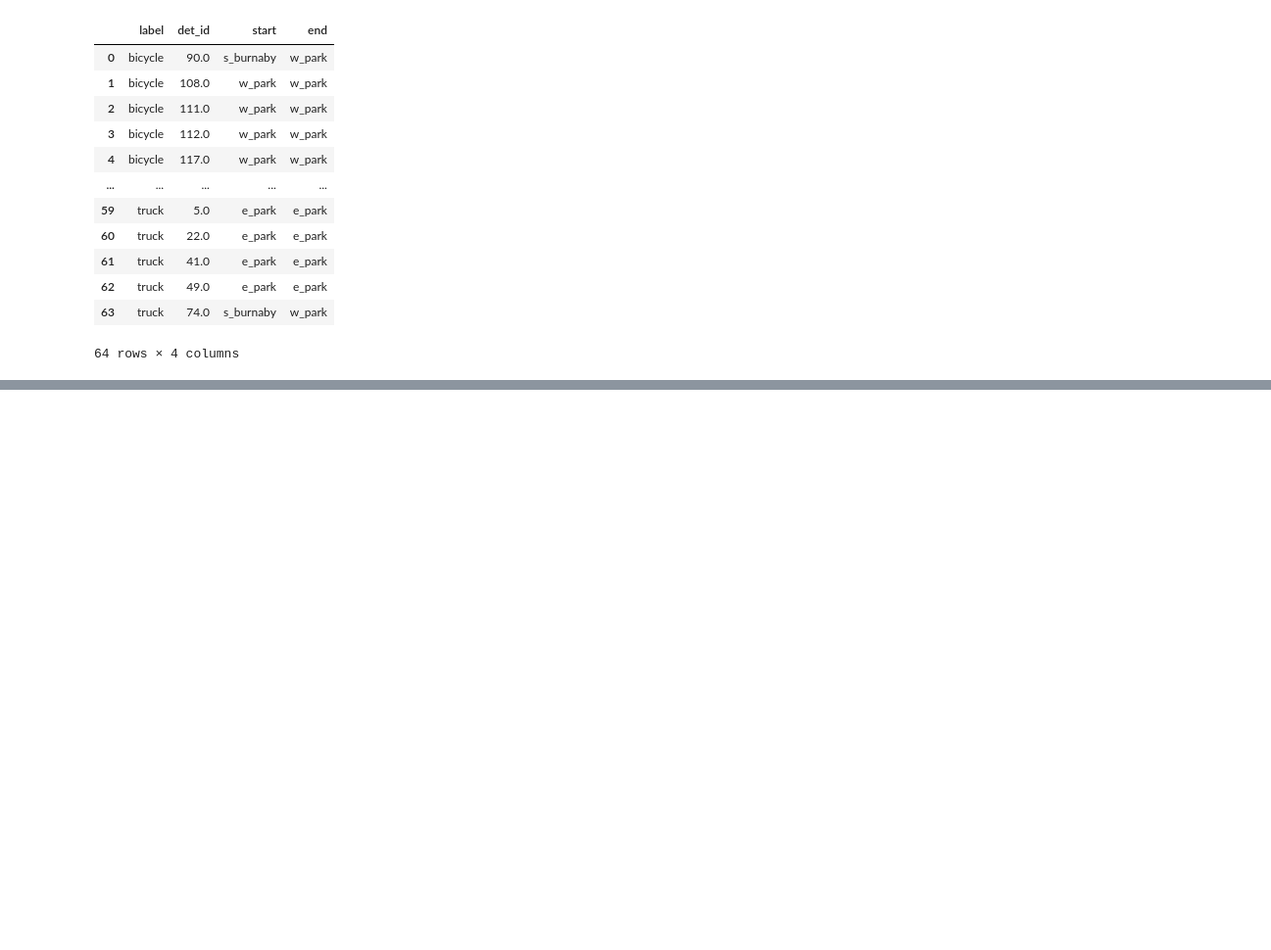
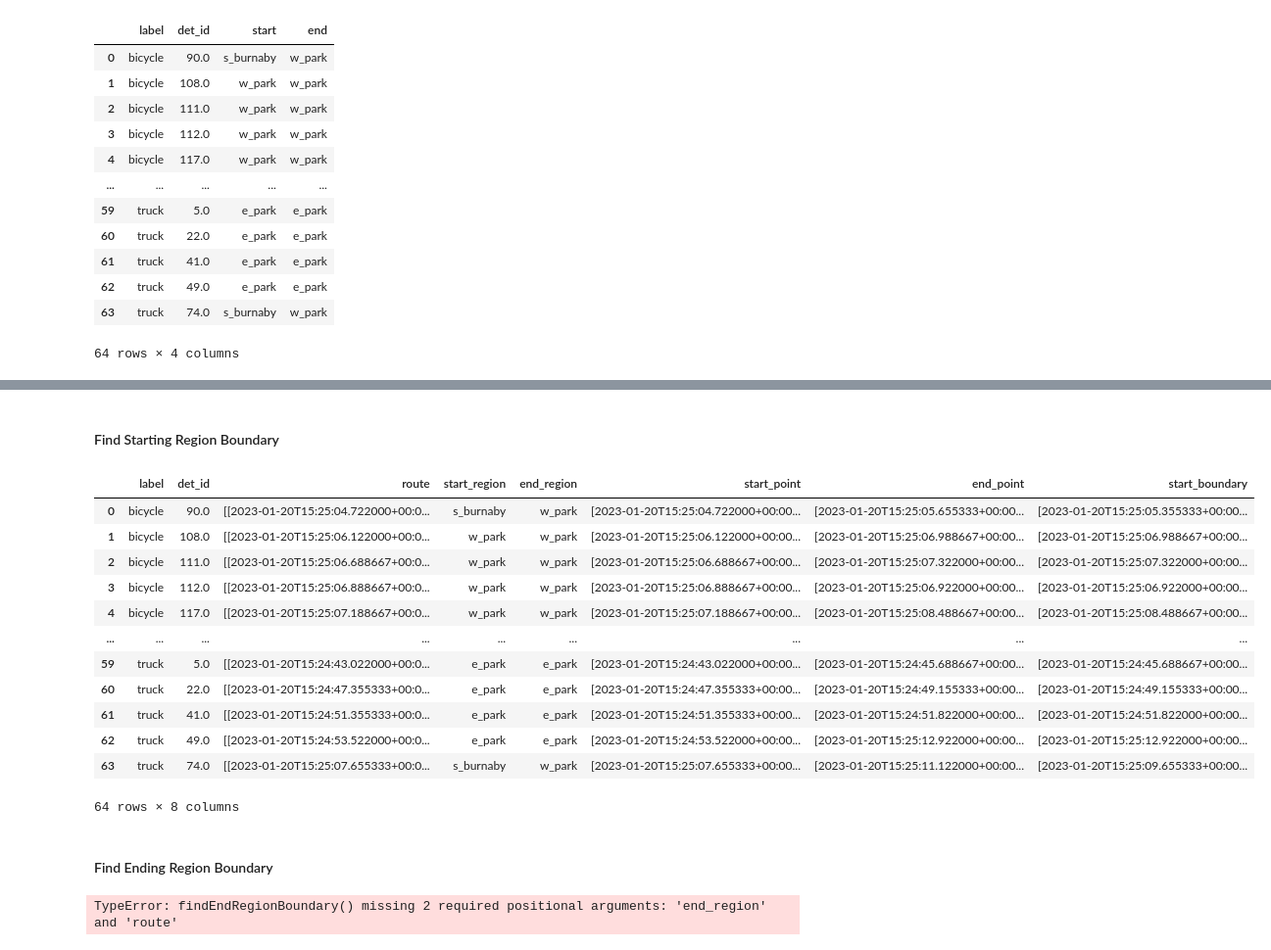
Before and after one commit to MEng-Team-Project/MEng-Team-Project-ML, a Jupyter notebook: notebooks/3. SQLite3 StrongSORT.ipynb, the cells around one changed output, grey strips where cells are left out. Shown at 98% size. Saved outputs shown, nothing was run; the diff lists cells and outputs as text; code cells hidden in the pictures; blank space fills up the shorter version.

```diff
--- a/notebooks/3. SQLite3 StrongSORT.ipynb
+++ b/notebooks/3. SQLite3 StrongSORT.ipynb
@@ -554,0 +529,7 @@ entire_time_taken = route_dict.apply(lambda row: [get_times(obj) for obj in row]
+# %%
+def get_values(group):
+    return group[['timestamp','anchor_x', 'anchor_y']].values.tolist()
+
+route_boundaries_df = routes_df.groupby(['label', 'det_id']).apply(get_values)
+route_boundaries_df = pd.DataFrame(route_boundaries_df.reset_index(name='route'))
+route_boundaries_df
@@ -554,0 +550,5 @@ entire_time_taken = route_dict.apply(lambda row: [get_times(obj) for obj in row]
+# %%
+# Add region names from overlap_df
+route_boundaries_df = pd.merge(route_boundaries_df, overlap_df, on=['label', 'det_id'])
+route_boundaries_df.rename(columns={'start':'start_region', 'end':'end_region'}, inplace=True)
+route_boundaries_df
@@ -554,0 +596,61 @@ entire_time_taken = route_dict.apply(lambda row: [get_times(obj) for obj in row]
+# %% [markdown]
+#### Find Starting Region Boundary
+# %%
+def findFirstRegionBoundary(vals):
+    initialRegion = which_region(Point(*vals[0][1:]))
+
+    if initialRegion is None: return None
+
+    # Binary search for boundary point
+    pointRange = vals
+    while len(pointRange) > 1:
+
+        midIndex = round(len(pointRange)/2)
+        midpoint = pointRange[midIndex]
+        regionCheck = which_region(Point(*midpoint[1:]))
+
+        if regionCheck == initialRegion:
+            pointRange = pointRange[midIndex:] # go right
+        else:
+            pointRange = pointRange[:midIndex] # go left
+
+    if len(pointRange) != 0: return pointRange[0]
+
+def which_region(point):
+    for label, poly in region_polys.items():
+        if point.within(poly):
+            return label
+
+route_boundaries_df['start_boundary'] = route_boundaries_df['route'].apply(findFirstRegionBoundary)
+# %%
+route_boundaries_df
+# %% [output]
+|  | label | det_id | route | start_region | end_region | start_point | end_point | start_boundary |
+| 0 | bicycle | 90.0 | [[2023-01-20T15:25:04.722000+00:0... | s_burnaby | w_park | [2023-01-20T15:25:04.722000+00:00... | [2023-01-20T15:25:05.655333+00:00... | [2023-01-20T15:25:05.355333+00:00... |
+| 1 | bicycle | 108.0 | [[2023-01-20T15:25:06.122000+00:0... | w_park | w_park | [2023-01-20T15:25:06.122000+00:00... | [2023-01-20T15:25:06.988667+00:00... | [2023-01-20T15:25:06.988667+00:00... |
+| 2 | bicycle | 111.0 | [[2023-01-20T15:25:06.688667+00:0... | w_park | w_park | [2023-01-20T15:25:06.688667+00:00... | [2023-01-20T15:25:07.322000+00:00... | [2023-01-20T15:25:07.322000+00:00... |
+| 3 | bicycle | 112.0 | [[2023-01-20T15:25:06.888667+00:0... | w_park | w_park | [2023-01-20T15:25:06.888667+00:00... | [2023-01-20T15:25:06.922000+00:00... | [2023-01-20T15:25:06.922000+00:00... |
+| 4 | bicycle | 117.0 | [[2023-01-20T15:25:07.188667+00:0... | w_park | w_park | [2023-01-20T15:25:07.188667+00:00... | [2023-01-20T15:25:08.488667+00:00... | [2023-01-20T15:25:08.488667+00:00... |
+| ... | ... | ... | ... | ... | ... | ... | ... | ... |
+| 59 | truck | 5.0 | [[2023-01-20T15:24:43.022000+00:0... | e_park | e_park | [2023-01-20T15:24:43.022000+00:00... | [2023-01-20T15:24:45.688667+00:00... | [2023-01-20T15:24:45.688667+00:00... |
+| 60 | truck | 22.0 | [[2023-01-20T15:24:47.355333+00:0... | e_park | e_park | [2023-01-20T15:24:47.355333+00:00... | [2023-01-20T15:24:49.155333+00:00... | [2023-01-20T15:24:49.155333+00:00... |
+| 61 | truck | 41.0 | [[2023-01-20T15:24:51.355333+00:0... | e_park | e_park | [2023-01-20T15:24:51.355333+00:00... | [2023-01-20T15:24:51.822000+00:00... | [2023-01-20T15:24:51.822000+00:00... |
+| 62 | truck | 49.0 | [[2023-01-20T15:24:53.522000+00:0... | e_park | e_park | [2023-01-20T15:24:53.522000+00:00... | [2023-01-20T15:25:12.922000+00:00... | [2023-01-20T15:25:12.922000+00:00... |
+| 63 | truck | 74.0 | [[2023-01-20T15:25:07.655333+00:0... | s_burnaby | w_park | [2023-01-20T15:25:07.655333+00:00... | [2023-01-20T15:25:11.122000+00:00... | [2023-01-20T15:25:09.655333+00:00... |
+64 rows × 8 columns
+# %% [markdown]
+#### Find Ending Region Boundary
+# %%
+def findEndRegionBoundary(start_region, end_region, route):
+    if start_region == end_region:
+        return None
+    else:
+        return findFirstRegionBoundary(route[::-1])
+
+# Reverse the list and find the end region boundary
+route_boundaries_df['end_boundary'] = route_boundaries_df.apply(
+    lambda row: findEndRegionBoundary(row['start_region'], row['end_region'], row['route']),
+    axis=1
+)
+# %% [output]
+TypeError: findEndRegionBoundary() missing 2 required positional arguments: 'end_region' and 'route'
```
Also changed, not shown: parts of 19 cells of this notebook.
